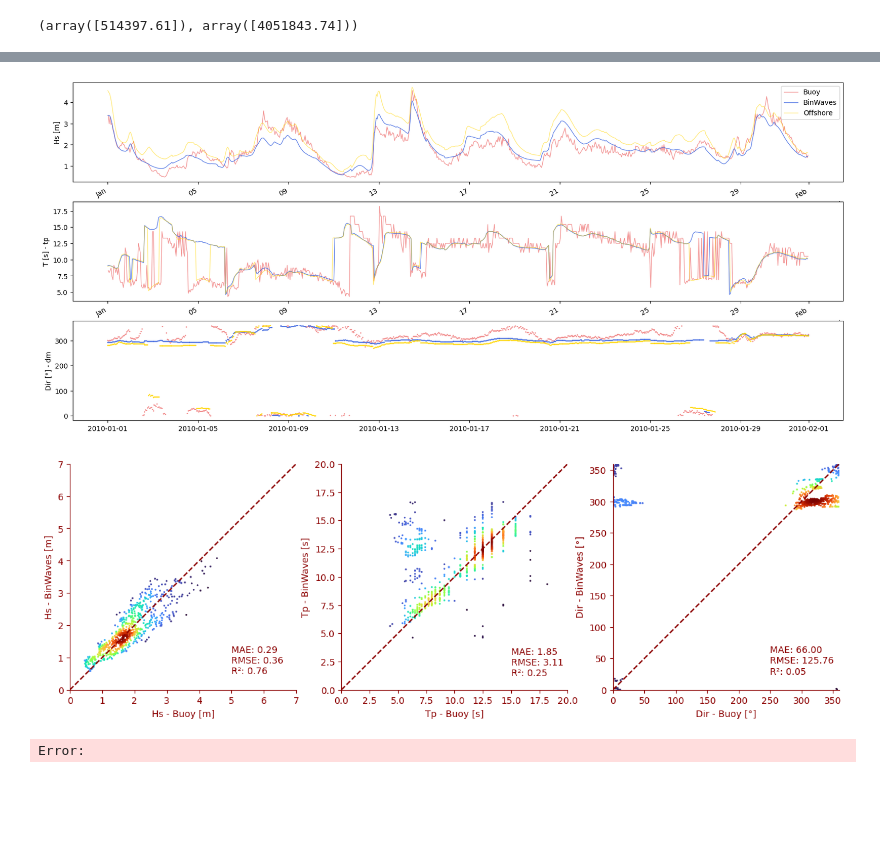
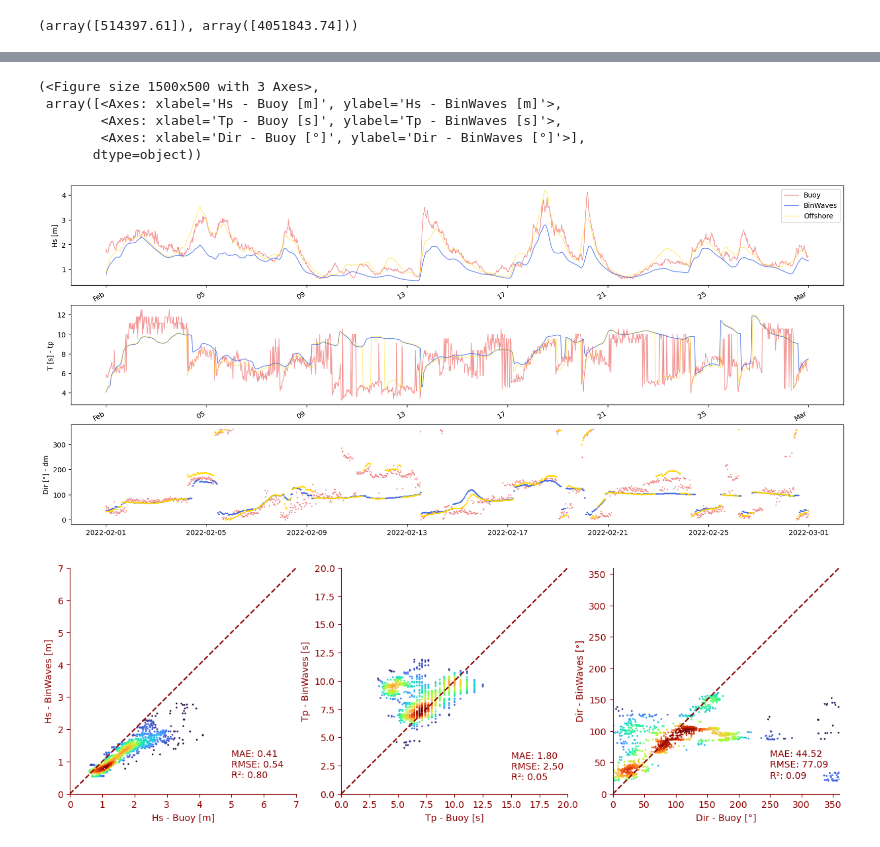
Before and after one commit to JenMontano/BlueMath, a Jupyter notebook: methods/hybrid_downscaling/additive/BinWaves/BinWaves_Validation.ipynb, the cells around one changed output, grey strips where cells are left out. Drawn from its saved outputs; the diff is of its cells as text; code cells hidden in the pictures; blank space fills up the shorter version.

```diff
--- a/methods/hybrid_downscaling/additive/BinWaves/BinWaves_Validation.ipynb
+++ b/methods/hybrid_downscaling/additive/BinWaves/BinWaves_Validation.ipynb
@@ -15,8 +15,7 @@ import xarray as xr
 
 # Load buoy data and kps
 
-buoy_waves = pd.read_pickle("outputs/buoy_44100_bulk_parameters.pkl").sort_index().loc["2022-02"]
-
+buoy_waves = pd.read_pickle("outputs/buoy_44088_bulk_parameters.pkl").sort_index().loc["2022-02"]
 kp_coeffs = xr.open_dataset("outputs/kp_coefficients.nc").isel(site=[-1])
 kp_coeffs
 # %% [output]
@@ -39,17 +38,30 @@ kp_coeffs.utm_x.values, kp_coeffs.utm_y.values
 (array([514397.61]), array([4051843.74]))
 # %%
 from utils.operations import transform_ERA5_spectrum
-
+import numpy as np
 model_parameters = pd.read_csv("NC_cases/swan_cases.csv").to_dict(orient="list")
 
 # Load interest spectra
-
-offshore_spectra, offshore_spectra_case = (
+offshore_spectra, offshore_spectra_case = (  # Unpack both values from the tuple
     transform_ERA5_spectrum(
-        era5_spectrum=xr.open_dataset("outputs/jen_north_carolina_spec_utm.nc"),
+        era5_spectrum=xr.open_dataset("outputs/jen_north_carolina_spec_utm_unique.nc"),
         subset_parameters=model_parameters,
         available_case_num=kp_coeffs.case_num.values,
     )
 )
+
+# Add coordinates directly to offshore_spectra
+offshore_spectra_case.coords['longitude'] = np.float32(285.161)
+offshore_spectra_case.coords['latitude'] = np.float32(36.6120)
+
+# Add attributes to the coordinates
+offshore_spectra_case.coords['longitude'].attrs = {
+    'units': 'degrees_east',
+    'long_name': 'Longitude'
+}
+offshore_spectra_case.coords['latitude'].attrs = {
+    'units': 'degrees_north',
+    'long_name': 'Latitude'
+}
 offshore_spectra_case
 # %% [output]
@@ -86,18 +126,33 @@ InvalidIndexError: Reindexing only valid with uniquely valued Index objects
 # %%
 from utils.plotting import plot_wave_series
 
 # Plot reconstructed bulk parameters vs buoy data
 
+# plot_wave_series(
+#     buoy_data=buoy_waves,
+#     binwaves_data=reconstructed_onshore_spectra.rename({"kps": "efth"})
+#     .squeeze()
+#     .sel(time=buoy_waves.index, method="nearest")
+#     .spec,
+#     offshore_data=offshore_spectra.sel(time=buoy_waves.index, method="nearest").spec,
+#     times=buoy_waves.index.values,
+# )
+# Plot reconstructed bulk parameters vs buoy data
 plot_wave_series(
     buoy_data=buoy_waves,
     binwaves_data=reconstructed_onshore_spectra.rename({"kps": "efth"})
     .squeeze()
+    .drop_duplicates('time')  # Add this line to remove duplicates
     .sel(time=buoy_waves.index, method="nearest")
     .spec,
     offshore_data=offshore_spectra.sel(time=buoy_waves.index, method="nearest").spec,
     times=buoy_waves.index.values,
-);
+)
 # %% [output]
+(<Figure size 1500x500 with 3 Axes>,
+ array([<Axes: xlabel='Hs - Buoy [m]', ylabel='Hs - BinWaves [m]'>,
+        <Axes: xlabel='Tp - Buoy [s]', ylabel='Tp - BinWaves [s]'>,
+        <Axes: xlabel='Dir - Buoy [°]', ylabel='Dir - BinWaves [°]'>],
+       dtype=object))
-[figure, old version]
+[figure, new version]
-[figure, old version]
+[figure, new version]
-Error:
```
Also changed, not shown: parts of 3 cells of this notebook, 5 other files.
